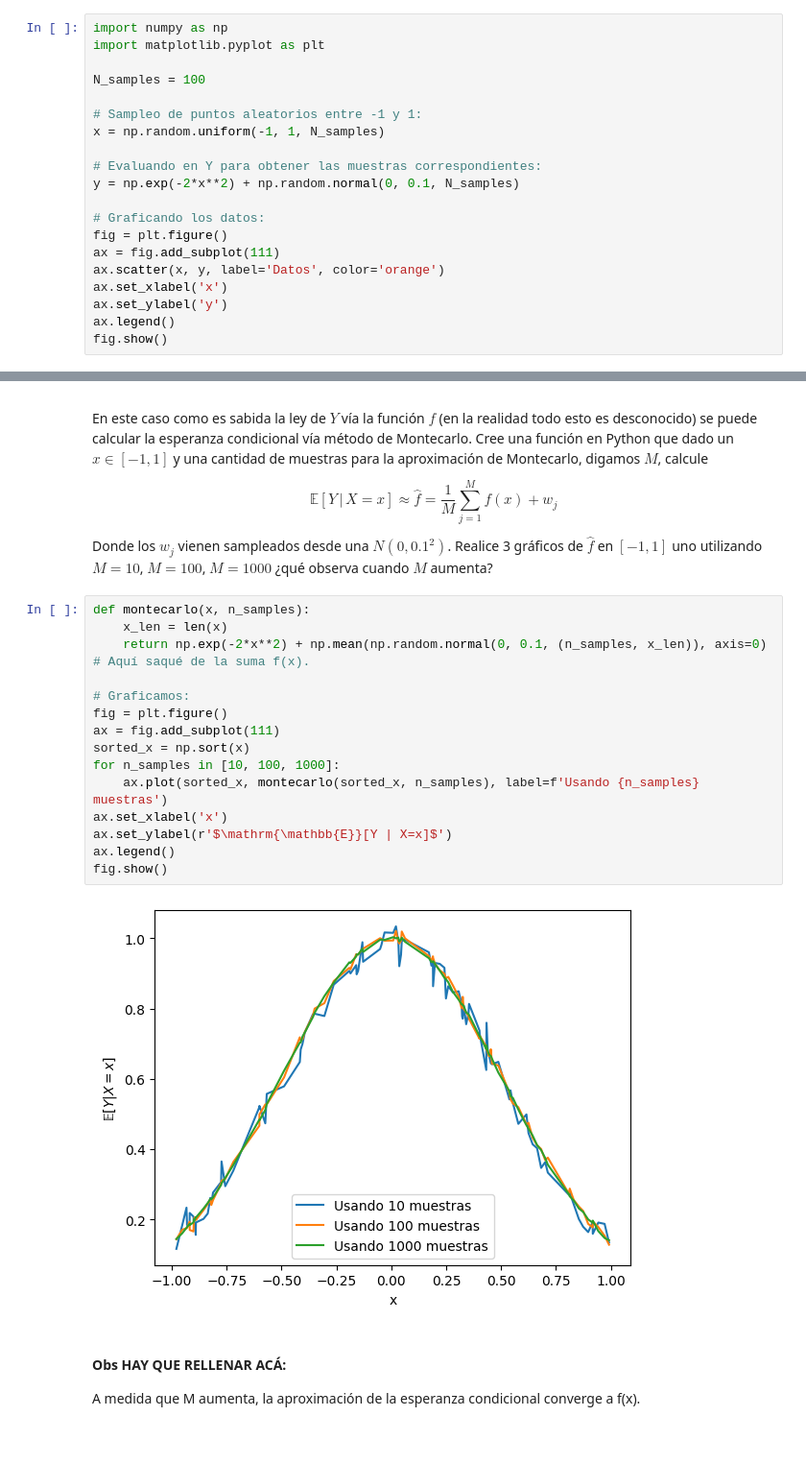
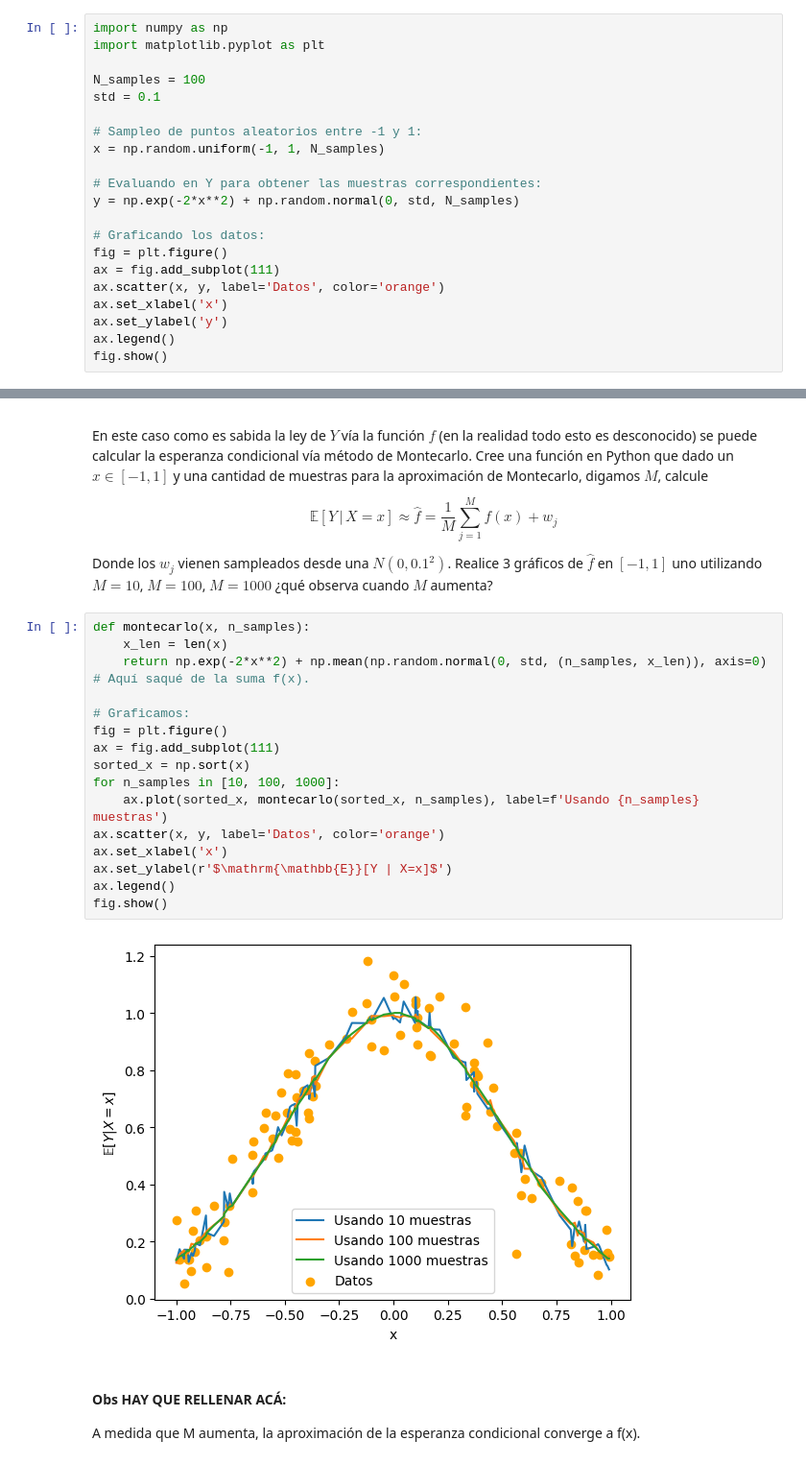
Before and after one commit to Miguel-Escobar/topicos-en-NN, a Jupyter notebook: Tarea2/MA5606_Tarea_2_Enunciado.ipynb, the cells around one changed output, grey strips where cells are left out. Shown at 96% size. Saved outputs shown, nothing was run; the diff lists cells and outputs as text.

```diff
--- a/Tarea2/MA5606_Tarea_2_Enunciado.ipynb
+++ b/Tarea2/MA5606_Tarea_2_Enunciado.ipynb
@@ -136,12 +136,13 @@ import numpy as np
 import matplotlib.pyplot as plt
 
 N_samples = 100
+std = 0.1
 
 # Sampleo de puntos aleatorios entre -1 y 1:
 x = np.random.uniform(-1, 1, N_samples)
 
 # Evaluando en Y para obtener las muestras correspondientes:
-y = np.exp(-2*x**2) + np.random.normal(0, 0.1, N_samples)
+y = np.exp(-2*x**2) + np.random.normal(0, std, N_samples)
 
 # Graficando los datos:
 fig = plt.figure()
@@ -164,20 +165,21 @@ Donde los $w_j$ vienen sampleados desde una $N(0, 0.1^2)$. Realice 3 gráficos d
 # %%
 def montecarlo(x, n_samples):
     x_len = len(x)
-    return np.exp(-2*x**2) + np.mean(np.random.normal(0, 0.1, (n_samples, x_len)), axis=0) # Aquí saqué de la suma f(x).
+    return np.exp(-2*x**2) + np.mean(np.random.normal(0, std, (n_samples, x_len)), axis=0) # Aquí saqué de la suma f(x).
 
 # Graficamos:
 fig = plt.figure()
 ax = fig.add_subplot(111)
 sorted_x = np.sort(x)
 for n_samples in [10, 100, 1000]:
     ax.plot(sorted_x, montecarlo(sorted_x, n_samples), label=f'Usando {n_samples} muestras')
+ax.scatter(x, y, label='Datos', color='orange')
 ax.set_xlabel('x')
 ax.set_ylabel(r'$\mathrm{\mathbb{E}}[Y | X=x]$')
 ax.legend()
 fig.show()
 # %% [output]
-[figure, old version]
+[figure, new version]
 # %% [markdown]
 #### Obs HAY QUE RELLENAR ACÁ:
 A medida que M aumenta, la aproximación de la esperanza condicional converge a f(x).
```
Also changed, not shown: parts of 7 cells of this notebook.
